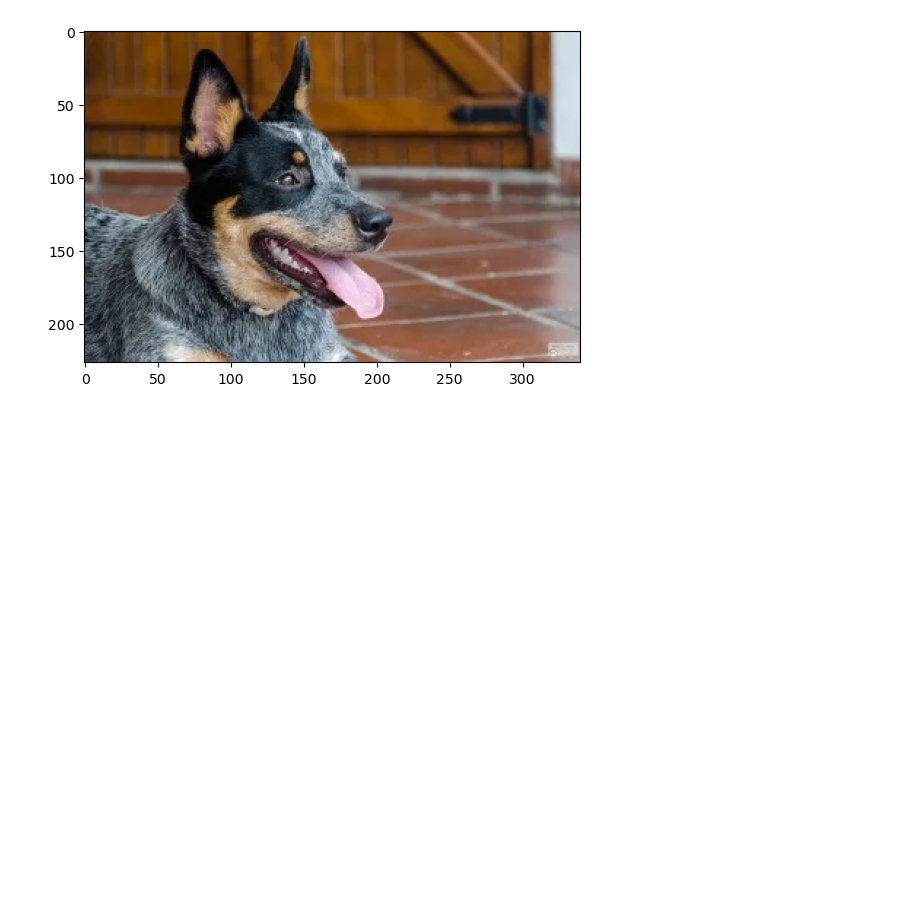
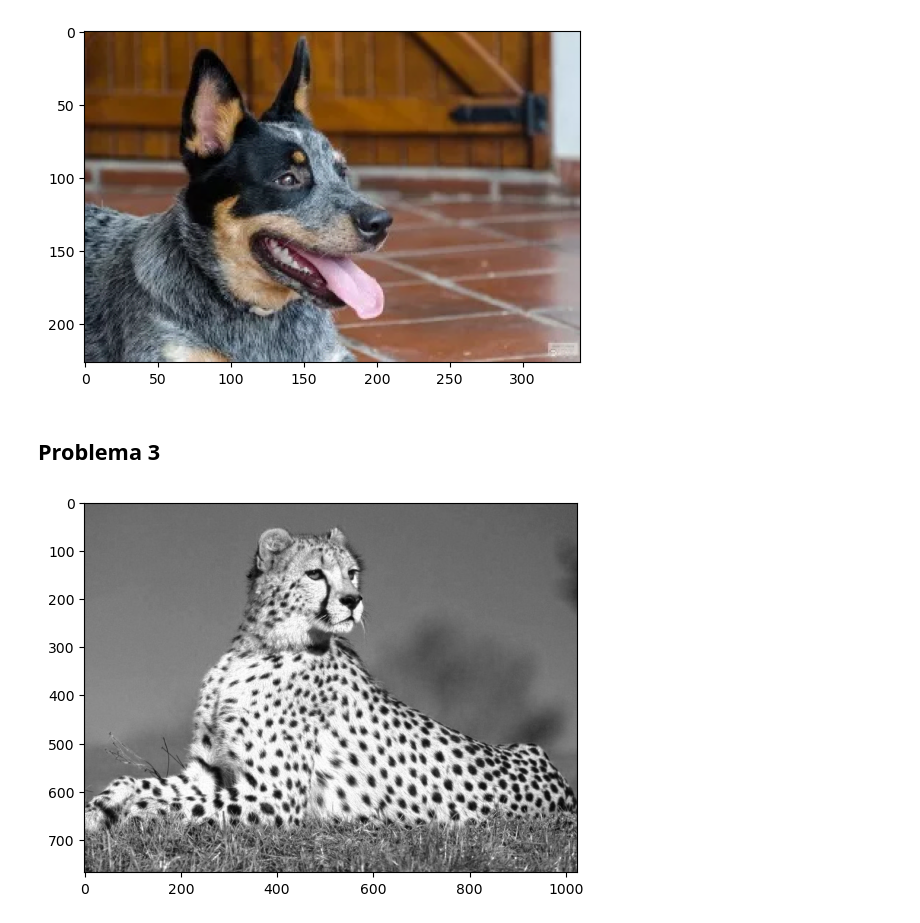
Before and after one commit to jriveramol/Lab1_ProcesamientoImagenes, a Jupyter notebook: 24005123 - Lab1.ipynb, the cells around one changed output. Drawn from its saved outputs; the diff is of its cells as text; code cells hidden in the pictures; blank space fills up the shorter version.

Commit message:
problema 3

```diff
--- a/24005123 - Lab1.ipynb
+++ b/24005123 - Lab1.ipynb
@@ -82,3 +82,37 @@ plt.imshow(img3_nueva)
 plt.show()
 # %% [output]
 [figure]
+# %% [markdown]
+## Problema 3
+# %%
+ej3 = cv2.imread("ejercicio3/ej3.jpg")
+ej3 = cv2.cvtColor(ej3, cv2.COLOR_BGR2RGB)
+# %%
+def image3Dsplitter(img):
+    # dimensiones de la imagen
+    alto = img.shape[0]
+    ancho = img.shape[1]
+    # lienzos en blanco
+    img_gray_red=np.zeros_like(img)
+    img_gray_green=np.zeros_like(img)
+    img_gray_blue=np.zeros_like(img)
+
+    for i in range(0, alto):
+        for j in range(0, ancho):
+            pixel = img[i, j]
+            red = pixel[0]
+            green = pixel[1]
+            blue = pixel[2]
+
+            img_gray_red[i, j]   = [red, red, red]
+            img_gray_green[i, j] = [green, green, green]
+            img_gray_blue[i, j]  = [blue, blue, blue]
+
+    return img_gray_red, img_gray_green, img_gray_blue
+# %%
+ej3_gray_red, ej3_gray_green, ej3_gray_blue = image3Dsplitter(ej3)
+# %%
+plt.imshow(ej3_gray_red)
+plt.show()
+# %% [output]
+[figure, added]
```
Also changed, not shown: parts of 6 cells of this notebook, 4 other files.
